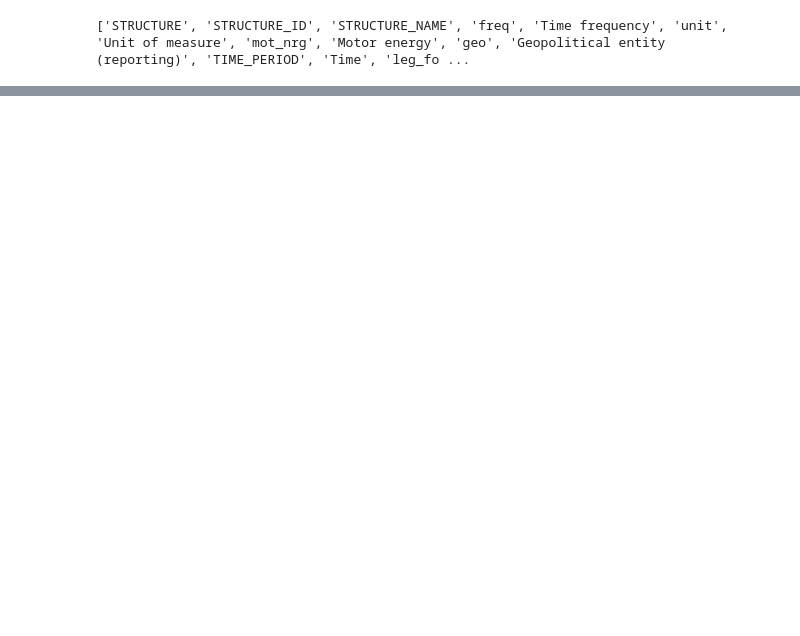
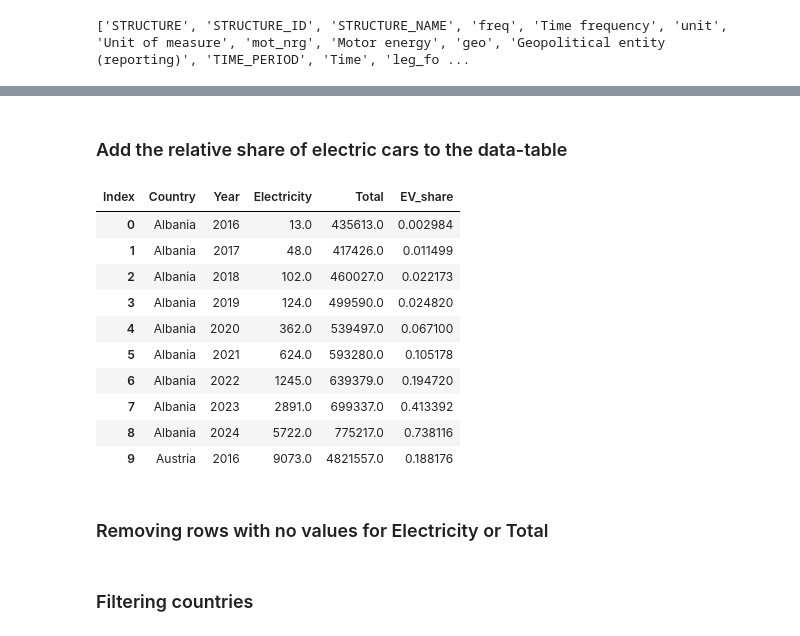
Before and after one commit to Mxlrt69/Data_Science_Project, a Jupyter notebook: data_cleaning_alina.ipynb, the cells around one changed output, grey strips where cells are left out. Saved outputs shown, nothing was run; the diff lists cells and outputs as text; code cells hidden in the pictures; blank space fills up the shorter version.

```diff
--- a/data_cleaning_alina.ipynb
+++ b/data_cleaning_alina.ipynb
@@ -88,0 +38,24 @@ print(df_cars_clean.head())
+# %%
+#Modyfiyng data set to only keep the variables I want, rename the remaining columns and get rid of the 2025 data
+df_cars= (
+    df_cars_complete[
+        ["Geopolitical entity (reporting)",
+            "TIME_PERIOD",
+            "Motor energy",
+            "OBS_VALUE" ]]
+    .rename(columns={
+        "Geopolitical entity (reporting)": "Country",
+        "TIME_PERIOD": "Year",
+        "Motor energy": "Index",
+        "OBS_VALUE": "Cars"
+    })
+    .query("Year <= 2024")
+    .pivot_table(
+        index=["Country", "Year"],
+        columns="Index",
+        values="Cars"
+    )
+    .reset_index()
+)
+
+df_cars.head(10)
@@ -88,0 +74,21 @@ print(df_cars_clean.head())
+# %% [markdown]
+### Add the relative share of electric cars to the data-table
+# %%
+#next I want to add a column that shows the share of electric cars in the total number of cars
+df_cars["EV_share"] = (df_cars["Electricity"] /
+    df_cars["Total"] * 100)
+df_cars.head(10)
+# %% [output]
+| Index | Country | Year | Electricity | Total | EV_share |
+| 0 | Albania | 2016 | 13.0 | 435613.0 | 0.002984 |
+| 1 | Albania | 2017 | 48.0 | 417426.0 | 0.011499 |
+| 2 | Albania | 2018 | 102.0 | 460027.0 | 0.022173 |
+| 3 | Albania | 2019 | 124.0 | 499590.0 | 0.024820 |
+| 4 | Albania | 2020 | 362.0 | 539497.0 | 0.067100 |
+| 5 | Albania | 2021 | 624.0 | 593280.0 | 0.105178 |
+| 6 | Albania | 2022 | 1245.0 | 639379.0 | 0.194720 |
+| 7 | Albania | 2023 | 2891.0 | 699337.0 | 0.413392 |
+| 8 | Albania | 2024 | 5722.0 | 775217.0 | 0.738116 |
+| 9 | Austria | 2016 | 9073.0 | 4821557.0 | 0.188176 |
+# %% [markdown]
+### Removing rows with no values for Electricity or Total
@@ -88,0 +100,2 @@ print(df_cars_clean.head())
+# %% [markdown]
+### Filtering countries
```
Also changed, not shown: parts of 23 cells of this notebook.
